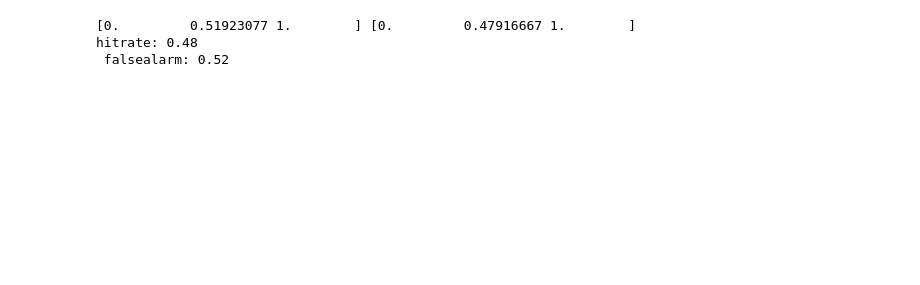
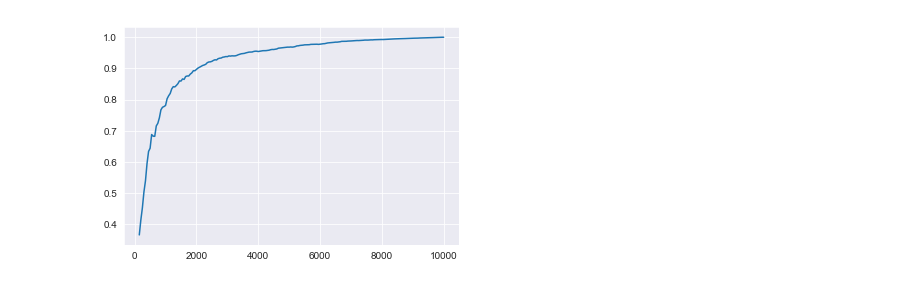
Before and after one commit to YukunQu/cnnface, a Jupyter notebook: explore.ipynb, the cells around one changed output. Drawn from its saved outputs; the diff is of its cells as text; code cells hidden in the pictures; blank space fills up the shorter version.

```diff
--- a/explore.ipynb
+++ b/explore.ipynb
@@ -181,15 +126,54 @@ plt.show()
-# %%
-hitrate1 = (actual_label[:50]==0).sum()/50
-falsealarm1 = (actual_label[:50]==1).sum()/50
-
-falsealarm2 = (actual_label[50:]==0).sum()/50
-hitrate2 = (actual_label[50:]==1).sum()/50
-
-hitrate = (hitrate1 + hitrate2)/2
-falsealarm = (falsealarm1+falsealarm2)/2
-
-print('hitrate:',hitrate,'\n','falsealarm:',falsealarm)
-# %% [output]
-[0.         0.51923077 1.        ] [0.         0.47916667 1.        ]
-hitrate: 0.48
- falsealarm: 0.52
+# %%
+## 批量移除rcicr生成的 inv 文件
+import os
+for i in range(9,21):
+    prepath = r'D:\cnnface\gender_analysis\noise_stimulus\baseface\part{}'.format(i)
+    imgs_list = os.listdir(prepath)
+    for img in imgs_list:
+        img_split = img.split('_')
+        if 'inv.png' in img_split:
+            img_path = os.path.join(prepath,img)
+            os.remove(img_path)
+# %%
+# 生成不同数量label 生成的ci
+from cnnface.analysis.generate_ci import cal_ci,generateCI
+from cnnface.stimulus.Image_process import nor
+from PIL import Image
+import numpy as np
+from cnnface.stimulus.Image_process import img_similarity
+import seaborn as sns
+import matplotlib.pyplot as plt
+
+param_20000 = np.load(r'D:\cnnface\gender_analysis\noise_stimulus\metadata/params_20000.npy')
+label = np.load(r'D:\cnnface\gender_analysis\noise_stimulus\label/gender_label_20000.npy')
+target_path = r'D:\cnnface\gender_analysis\CI_analysis\CIs_img\CIs/ci{}.jpg'
+cis = []
+for i in range(10000):
+    if i%50 == 0 and i > 100:
+        param_part = param_20000[:i]
+        label_part = label[:i]
+        param_ci = cal_ci(param_part, label_part)
+        ci = generateCI(param_ci)
+        ci_nor = nor(ci) *255
+        cis.append(ci_nor)
+        ci_img = Image.fromarray(ci_nor).convert('RGB')
+        save_path = target_path.format(i)
+        #ci_img.save(save_path)
+
+#  绘制不同trials重建的CI 跟最优的CI的相关变化曲线，从而说说明多少trials 图像就较为稳定了。
+sns.set_style('darkgrid')
+
+ci_max = cis[-1]
+cors = []
+for c in cis:
+    cor = img_similarity(ci_max,c,method='pearson')
+    cors.append(cor)
+
+bins = range(1,10000)
+x = [b  for b in bins if b%50 == 0 and b > 100]
+x.append(10000)
+cors.append(1)
+fig = sns.lineplot(x,cors)
+plt.savefig('D:\cnnface\gender_analysis\CI_analysis\CIs_img\CIs/corr10000.png',dpi=800)
+# %% [output]
+[figure, added]
```
Also changed, not shown: parts of 14 cells of this notebook, 10 other files.
